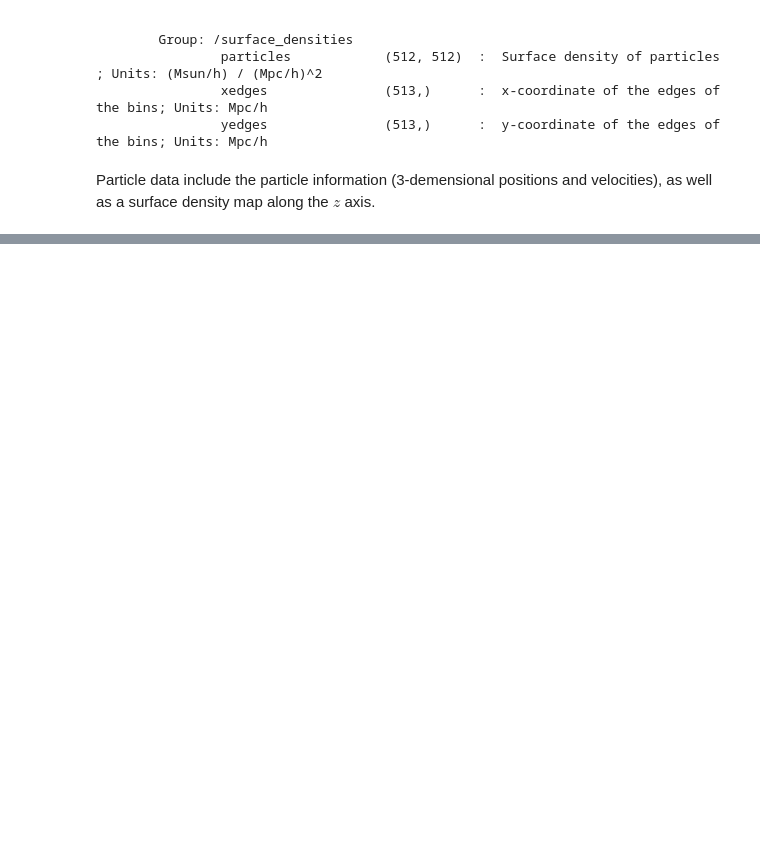
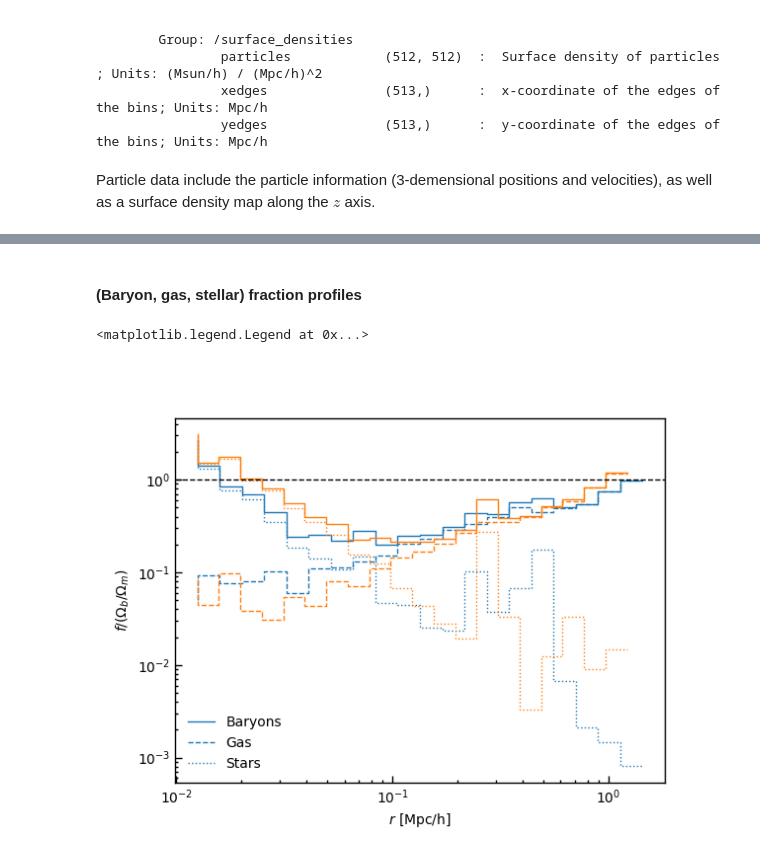
Before and after one commit to ArgonneCPAC/CosmoExplorer-DESCEvent, a Jupyter notebook: data_manipulation_examples.ipynb, the cells around one changed output, grey strips where cells are left out. Drawn from its saved outputs; the diff is of its cells as text; code cells hidden in the pictures; blank space fills up the shorter version.

```diff
--- a/data_manipulation_examples.ipynb
+++ b/data_manipulation_examples.ipynb
@@ -288,0 +369,42 @@ Text(0, 0.5, '$y$ [Mpc/h]')
+# %% [markdown]
+#### (Baryon, gas, stellar) fraction profiles
+# %%
+fig, ax = plt.subplots()
+ObOm = Planck18.Ob0 / Planck18.Om0
+
+for i in range(2):  # range(len(halos["fof_halo_tag"])):
+    vol = 4 / 3 * np.pi * (
+        halos["profiles"]["bin_radius_right"][i] ** 3
+        - halos["profiles"]["bin_radius_left"][i] ** 3
+    )
+    gas_frac  = np.array(halos["profiles"]["bin_gas_fraction"][i])
+    star_frac = np.array(halos["profiles"]["bin_star_fraction"][i])
+    bar_frac = gas_frac + star_frac
+
+    line = ax.step(
+        np.array(halos["profiles"]["bin_radius_right"][i]),
+        bar_frac / ObOm,
+        where="pre", ls="-", label="Baryons" if i == 0 else None
+    )
+    _ = ax.step(
+        np.array(halos["profiles"]["bin_radius_right"][i]),
+        gas_frac / ObOm,
+        where="pre", ls="--", color=line[0].get_color(),
+        label="Gas" if i == 0 else None
+    )
+    _ = ax.step(
+        np.array(halos["profiles"]["bin_radius_right"][i]),
+        star_frac / ObOm,
+        where="pre", ls=":", color=line[0].get_color(),
+        label="Stars" if i == 0 else None
+    )
+
+ax.axhline(1.0, 0, 1, color="k", ls="--")
+ax.set_yscale("log")
+ax.set_xscale("log")
+ax.set_xlabel("$r$ [Mpc/h]")
+ax.set_ylabel("$f / (\\Omega_b / \\Omega_m)$")
+ax.legend()
+# %% [output]
+<matplotlib.legend.Legend at 0x...>
+[figure, added]
```
Also changed, not shown: parts of 16 cells of this notebook.
